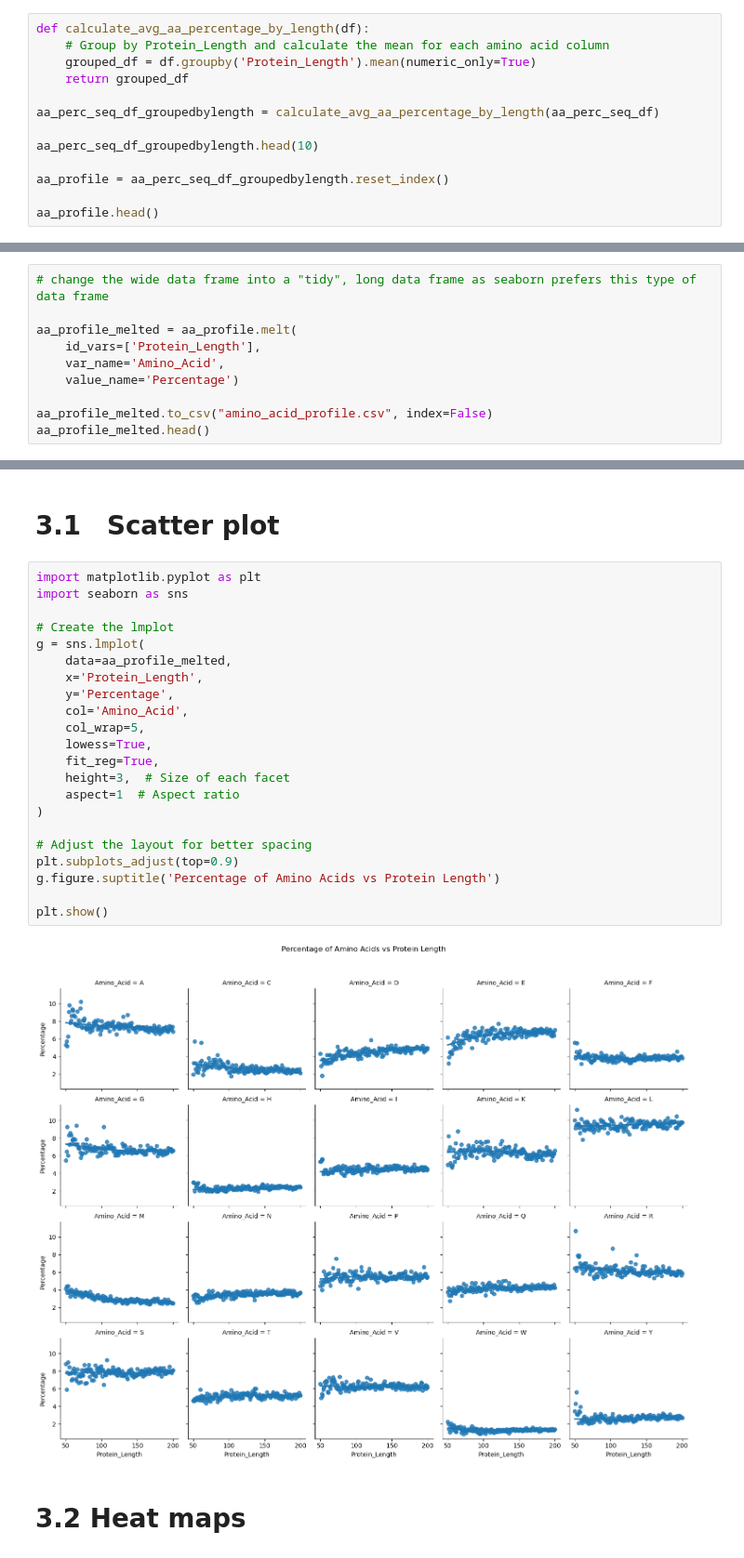
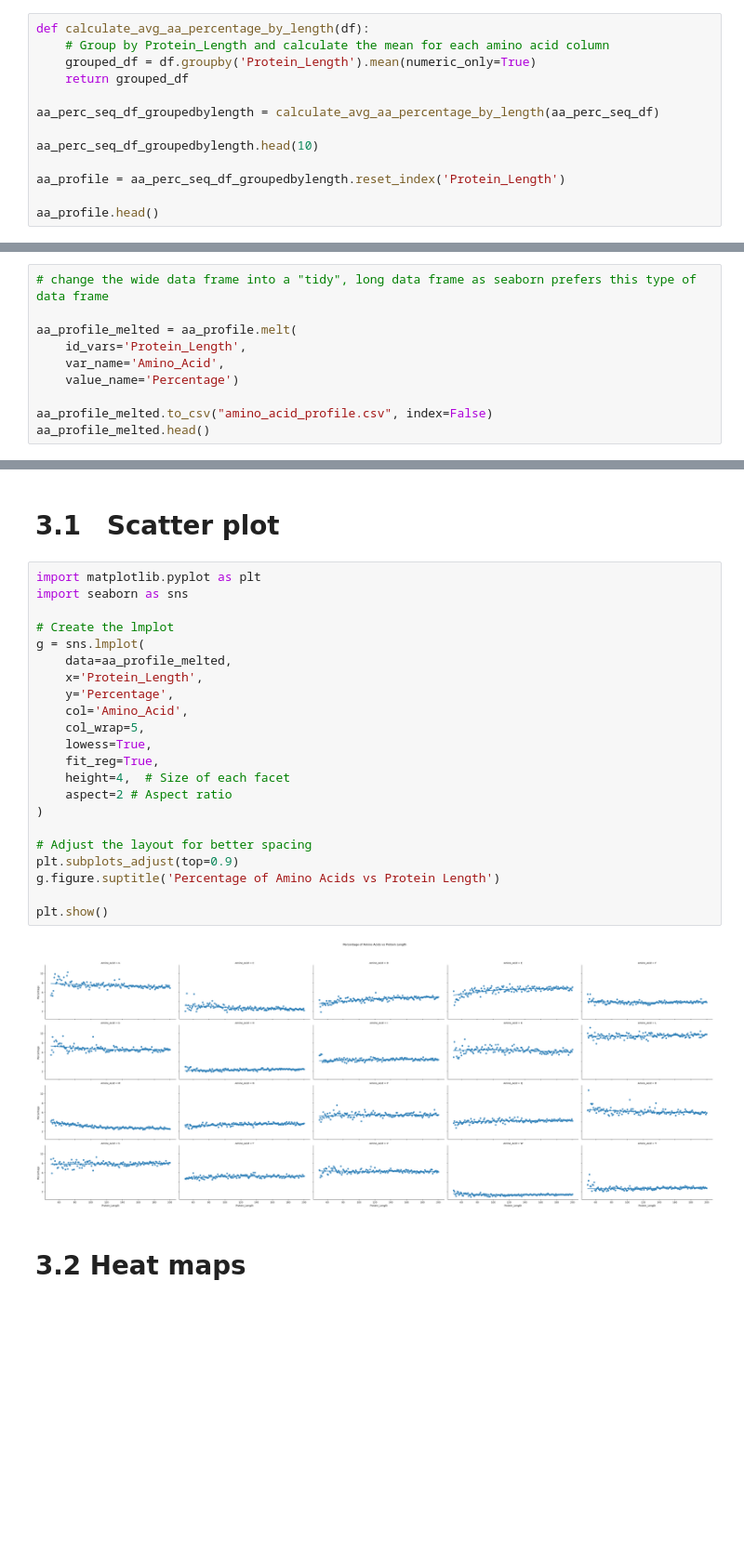
Before and after one commit to daffaaprilio/ProgrammingExercises, a Jupyter notebook: proteomics-exercises/code-3.ipynb, the cells around one changed output, grey strips where cells are left out. Shown: that part at 93% size. Cells and saved outputs as stored; diff of their text form; blank space fills up the shorter version.

```diff
--- a/proteomics-exercises/code-3.ipynb
+++ b/proteomics-exercises/code-3.ipynb
@@ -61,7 +61,7 @@ aa_perc_seq_df_groupedbylength = calculate_avg_aa_percentage_by_length(aa_perc_s
 
 aa_perc_seq_df_groupedbylength.head(10)
 
-aa_profile = aa_perc_seq_df_groupedbylength.reset_index()
+aa_profile = aa_perc_seq_df_groupedbylength.reset_index('Protein_Length')
 
 aa_profile.head()
 # %% [output]
@@ -76,7 +76,7 @@ aa_profile.head()
 # change the wide data frame into a "tidy", long data frame as seaborn prefers this type of data frame
 
 aa_profile_melted = aa_profile.melt(
-    id_vars=['Protein_Length'],
+    id_vars='Protein_Length',
     var_name='Amino_Acid',
     value_name='Percentage')
 
@@ -94,27 +94,27 @@ aa_profile_melted.head()
 # %%
 import matplotlib.pyplot as plt
 import seaborn as sns
 
 # Create the lmplot
 g = sns.lmplot(
     data=aa_profile_melted,
     x='Protein_Length',
     y='Percentage',
     col='Amino_Acid',
     col_wrap=5,
     lowess=True,
     fit_reg=True,
-    height=3,  # Size of each facet
-    aspect=1  # Aspect ratio
+    height=4,  # Size of each facet
+    aspect=2 # Aspect ratio
 )
 
 # Adjust the layout for better spacing
 plt.subplots_adjust(top=0.9)
 g.figure.suptitle('Percentage of Amino Acids vs Protein Length')
 
 plt.show()
 # %% [output]
-[figure, old version]
+[figure, new version]
 # %% [markdown]
 # 3.2 Heat maps
 # %%
```
Also changed, not shown: parts of 8 cells of this notebook, 3 other files.
